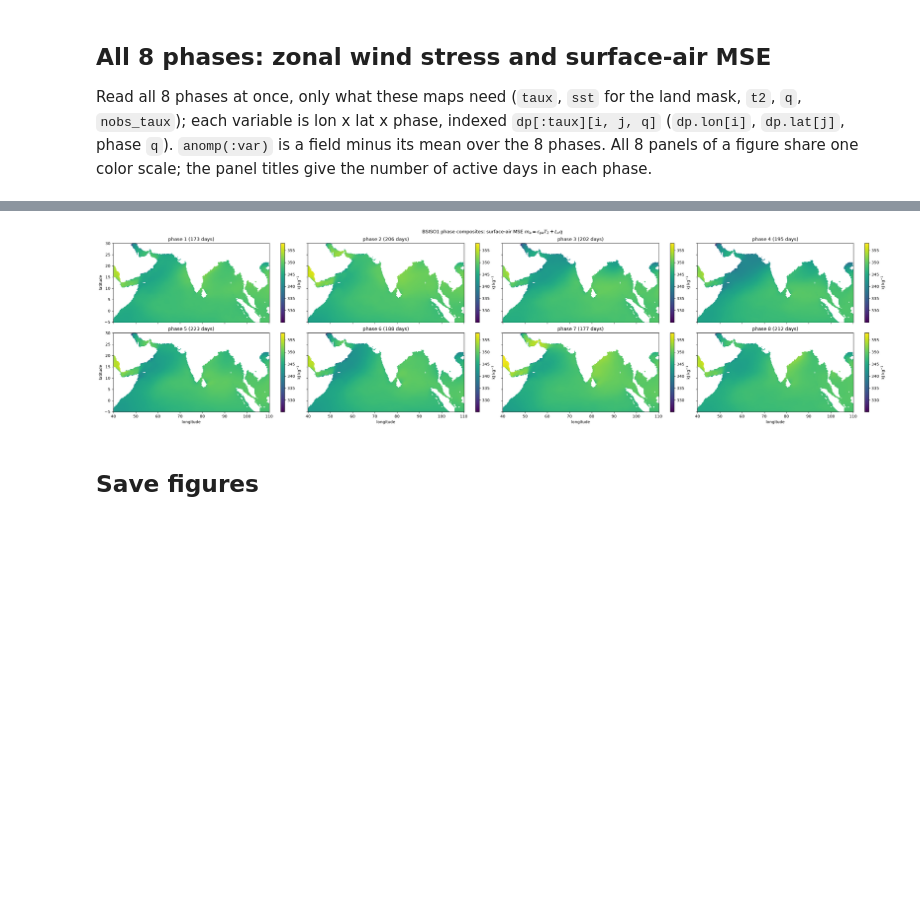
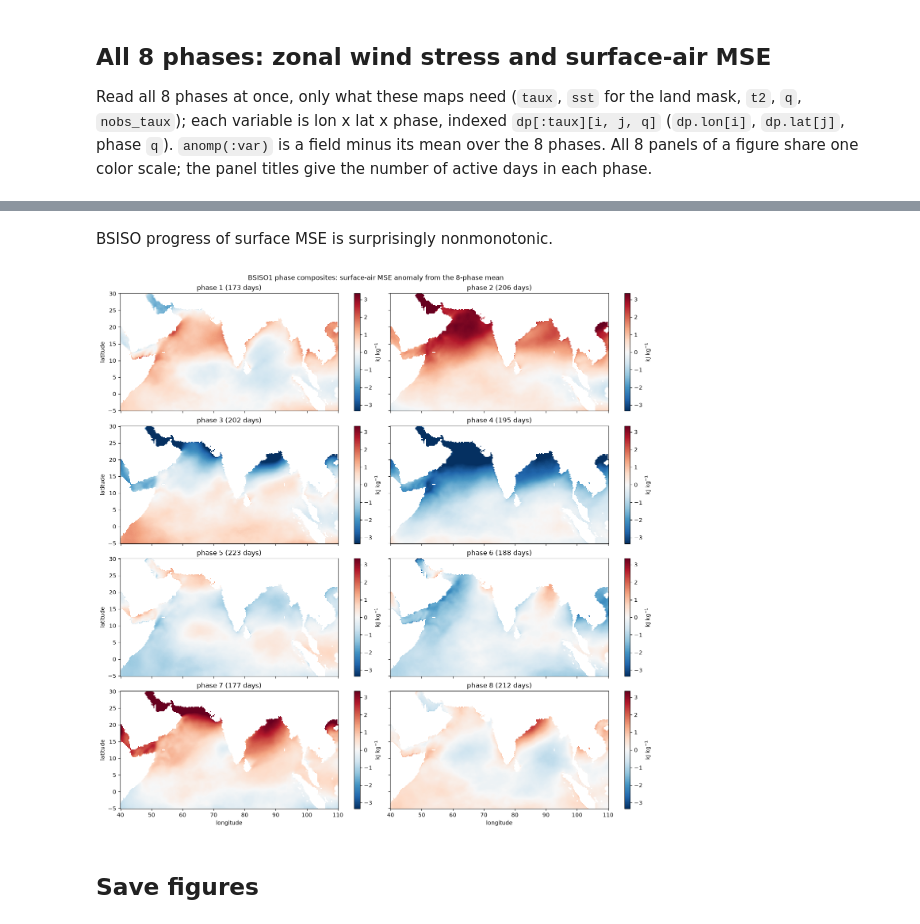
Before and after one commit to deszoeke/ekman-astz, a Jupyter notebook: plot/bsiso_plots.ipynb, the cells around one changed output, grey strips where cells are left out. Cells and saved outputs as stored; diff of their text form; code cells hidden in the pictures; blank space fills up the shorter version.

```diff
--- a/plot/bsiso_plots.ipynb
+++ b/plot/bsiso_plots.ipynb
@@ -123,14 +129,12 @@ fig_tau, axs_tau = plot_panels(lon, lat, panels_tau;
-# %%
-malim = extrema(filter(isfinite, dp.ma[.!land, :])) # over ocean, all phases
-panels_ma = [panel(dp.ma[:, :, q], daytitle(q), raw"kJ kg$^{-1}$"; cmap="viridis", vmin=malim[1], vmax=malim[2]) for q in 1:8]
-fig_ma, axs_ma = plot_panels(lon, lat, panels_ma; ncols=4, land, suptitle=raw"BSISO1 phase composites: surface-air MSE $m_a = c_{pa} T_2 + L_v q$");
-# %% [output]
-[figure, removed]
+# %% [markdown]
+BSISO progress of surface MSE is surprisingly nonmonotonic.
 # %%
-ma_anom = anomp(:ma) # kJ/kg, phase minus 8-phase mean
+ma_anom = anom(dp.ma, dims=3) # kJ/kg, phase minus 8-phase mean
 alim = symlim(ma_anom[.!land, :])
 panels_ma_anom = [panel(ma_anom[:, :, q], daytitle(q), raw"kJ kg$^{-1}$"; vmin=-alim, vmax=alim) for q in 1:8]
-fig_ma_anom, axs_ma_anom = plot_panels(lon, lat, panels_ma_anom; ncols=4, land, suptitle=raw"BSISO1 phase composites: surface-air MSE anomaly from the 8-phase mean");
+fig_ma_anom, axs_ma_anom = plot_panels(lon, lat, panels_ma_anom; ncols=2, land, suptitle=raw"BSISO1 phase composites: surface-air MSE anomaly from the 8-phase mean");
+# %% [output]
+[figure, added]
 # %% [markdown]
 ## Save figures
 # %%
```
Also changed, not shown: parts of 3 cells of this notebook.
